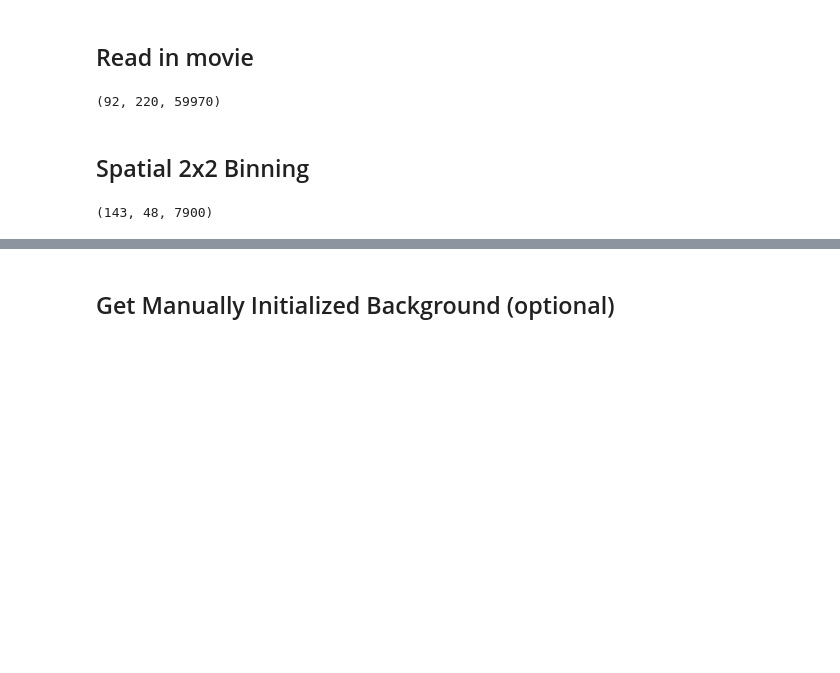
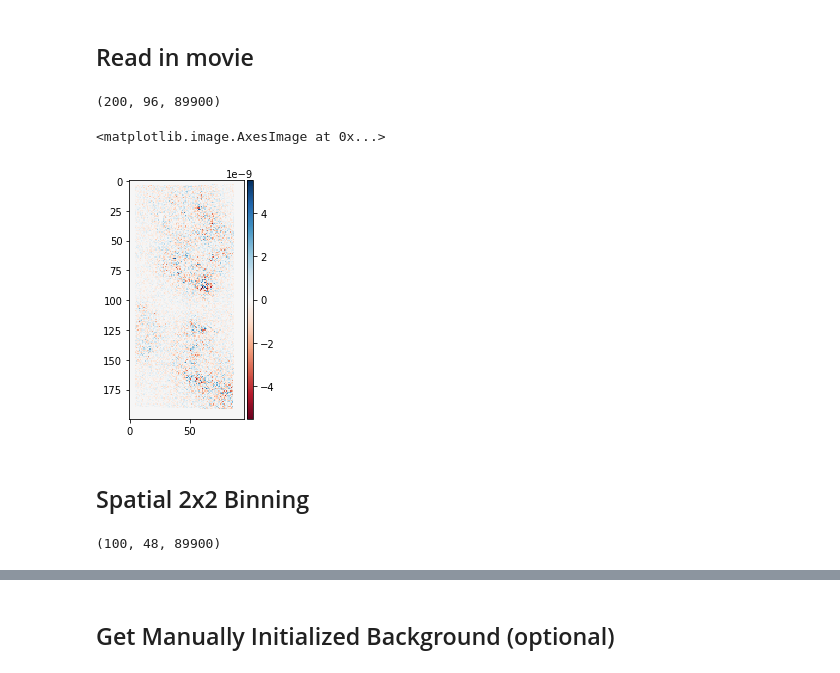
Before and after one commit to adamcohenlab/invivo-imaging, a Jupyter notebook: demix/demix.ipynb, the cells around one changed output, grey strips where cells are left out. Cells and saved outputs as stored; diff of their text form; code cells hidden in the pictures; blank space fills up the shorter version.

```diff
--- a/demix/demix.ipynb
+++ b/demix/demix.ipynb
@@ -18,36 +18,40 @@ from scipy.ndimage import center_of_mass
 # %% [markdown]
 ## Read in movie
 # %%
-path = '/n/cohen_lab/Lab/Labmembers/Linlin Fan/In vivo/IVOP14/2018-06-03_D24/Vol img/slice2/FOV21/184947_F/PMD_output'
+# path = '/n/cohen_lab/Lab/Data and Analysis/Electrochromic Protein/somArchon optopatch in vivo/NMFcorrection_MEX/IVOP21/2019-01-08/slice2/FOV4/161916_PuffTE2/PMD_output_MX'
+
+path = '/n/cohen_lab/Lab/Labmembers/Yoav Adam/Data/In Vivo/PlaceCells/PC1R1/2018-11-16_PC1R1-S1/slice1/FOV3/131943_FreeRun_Dilas-8V_488-OD1.0-Mask0-Pos22/PMD_output_MX'
 
 # read in motion corrected movie
 noise = np.squeeze(io.imread(path + '/Sn_image.tif'))
 [nrows, ncols] = noise.shape
 mov = np.fromfile(path + '/motion_corrected.bin',dtype=np.float32)
 mov = np.reshape(mov,(-1, ncols, nrows)).transpose(2,1,0)
 mov.shape
 
 # read in the mask for blood
 bloodmask = np.squeeze(io.imread(path + '/bloodmask.tif'))
 
 mov_nn = mov.copy() * np.repeat(np.expand_dims(bloodmask,2),mov.shape[2],axis=2)
 mov = mov * np.repeat(np.expand_dims(noise * bloodmask,2),mov.shape[2],axis=2)
 
 print(mov.shape)
 
 # Display average movie
 
 io.imshow(np.mean(mov,axis=2))
 # %% [output]
-(92, 220, 59970)
+(200, 96, 89900)
+<matplotlib.image.AxesImage at 0x...>
+[figure, added]
 # %% [markdown]
 ## Spatial 2x2 Binning
 # %%
 movB = mov.reshape(int(mov.shape[0]/2),2,int(mov.shape[1]/2),2,mov.shape[2])
-movB = np.mean(np.mean(movB,axis=1),axis=2)
+movB = np.mean(np.mean(movB,axis=1),axis=2)#[60:80,15:40,:]
 movB.shape
 # %% [output]
-(143, 48, 7900)
+(100, 48, 89900)
 # %%
 # show standard deviation image of binned movie
 io.imshow(np.std(movB,axis=2))
```
Also changed, not shown: parts of 20 cells of this notebook, 3 other files.
